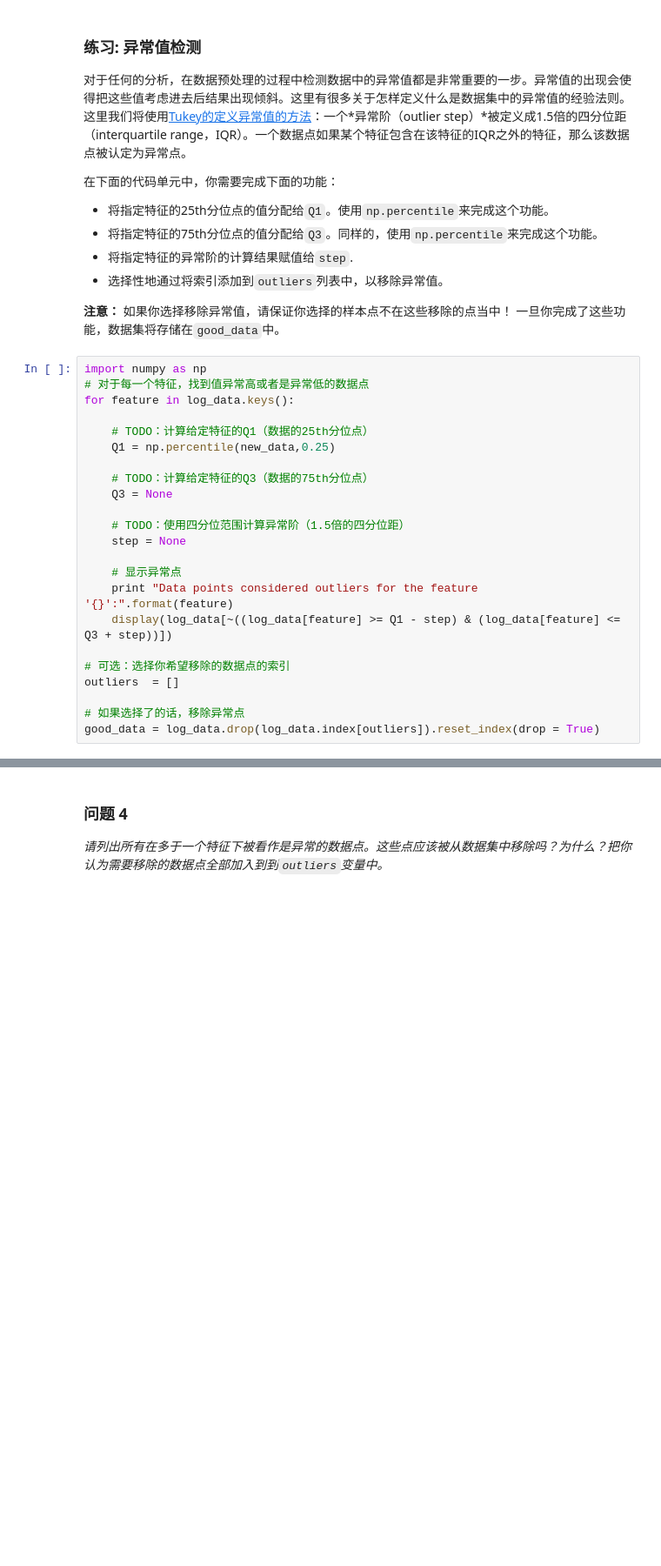
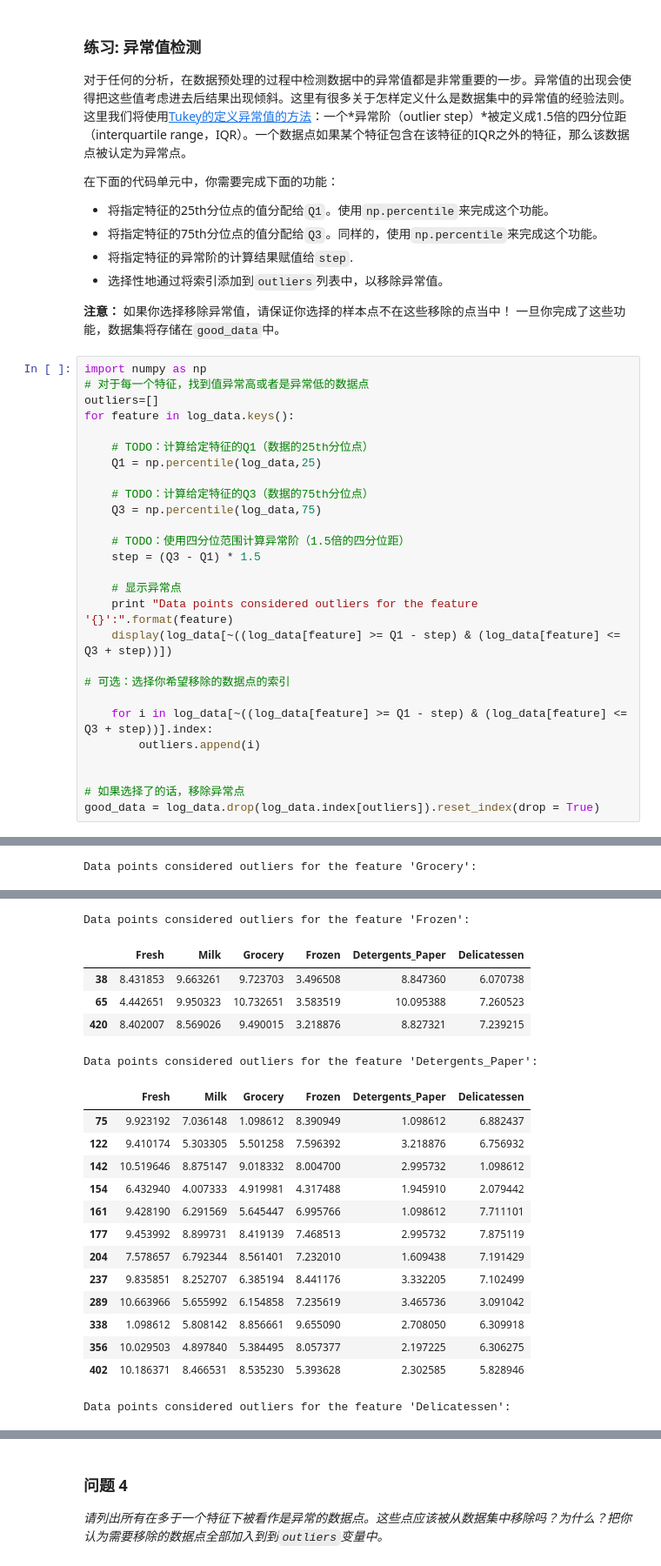
Before and after one commit to xueweiyema/creating_customer_segments, a Jupyter notebook: customer_segments.ipynb, the cells around one changed output, grey strips where cells are left out. Shown at 87% size. Cells and saved outputs as stored; diff of their text form; blank space fills up the shorter version.

```diff
--- a/customer_segments.ipynb
+++ b/customer_segments.ipynb
@@ -188,23 +193,28 @@ display(log_samples)
 # %%
 import numpy as np
 # 对于每一个特征，找到值异常高或者是异常低的数据点
+outliers=[]
 for feature in log_data.keys():
 
     # TODO：计算给定特征的Q1（数据的25th分位点）
-    Q1 = np.percentile(new_data,0.25)
+    Q1 = np.percentile(log_data,25)
 
     # TODO：计算给定特征的Q3（数据的75th分位点）
-    Q3 = None
+    Q3 = np.percentile(log_data,75)
 
     # TODO：使用四分位范围计算异常阶（1.5倍的四分位距）
-    step = None
+    step = (Q3 - Q1) * 1.5
 
     # 显示异常点
     print "Data points considered outliers for the feature '{}':".format(feature)
     display(log_data[~((log_data[feature] >= Q1 - step) & (log_data[feature] <= Q3 + step))])
 
 # 可选：选择你希望移除的数据点的索引
-outliers  = []
+
+    for i in log_data[~((log_data[feature] >= Q1 - step) & (log_data[feature] <= Q3 + step))].index:
+        outliers.append(i)
+
 
 # 如果选择了的话，移除异常点
 good_data = log_data.drop(log_data.index[outliers]).reset_index(drop = True)
+# %% [output]
@@ -210,0 +230 @@ good_data = log_data.drop(log_data.index[outliers]).reset_index(drop = True)
+Data points considered outliers for the feature 'Grocery':
@@ -210,0 +233,20 @@ good_data = log_data.drop(log_data.index[outliers]).reset_index(drop = True)
+Data points considered outliers for the feature 'Frozen':
+|  | Fresh | Milk | Grocery | Frozen | Detergents_Paper | Delicatessen |
+| 38 | 8.431853 | 9.663261 | 9.723703 | 3.496508 | 8.847360 | 6.070738 |
+| 65 | 4.442651 | 9.950323 | 10.732651 | 3.583519 | 10.095388 | 7.260523 |
+| 420 | 8.402007 | 8.569026 | 9.490015 | 3.218876 | 8.827321 | 7.239215 |
+Data points considered outliers for the feature 'Detergents_Paper':
+|  | Fresh | Milk | Grocery | Frozen | Detergents_Paper | Delicatessen |
+| 75 | 9.923192 | 7.036148 | 1.098612 | 8.390949 | 1.098612 | 6.882437 |
+| 122 | 9.410174 | 5.303305 | 5.501258 | 7.596392 | 3.218876 | 6.756932 |
+| 142 | 10.519646 | 8.875147 | 9.018332 | 8.004700 | 2.995732 | 1.098612 |
+| 154 | 6.432940 | 4.007333 | 4.919981 | 4.317488 | 1.945910 | 2.079442 |
+| 161 | 9.428190 | 6.291569 | 5.645447 | 6.995766 | 1.098612 | 7.711101 |
+| 177 | 9.453992 | 8.899731 | 8.419139 | 7.468513 | 2.995732 | 7.875119 |
+| 204 | 7.578657 | 6.792344 | 8.561401 | 7.232010 | 1.609438 | 7.191429 |
+| 237 | 9.835851 | 8.252707 | 6.385194 | 8.441176 | 3.332205 | 7.102499 |
+| 289 | 10.663966 | 5.655992 | 6.154858 | 7.235619 | 3.465736 | 3.091042 |
+| 338 | 1.098612 | 5.808142 | 8.856661 | 9.655090 | 2.708050 | 6.309918 |
+| 356 | 10.029503 | 4.897840 | 5.384495 | 8.057377 | 2.197225 | 6.306275 |
+| 402 | 10.186371 | 8.466531 | 8.535230 | 5.393628 | 2.302585 | 5.828946 |
+Data points considered outliers for the feature 'Delicatessen':
```
Also changed, not shown: parts of 6 cells of this notebook.
